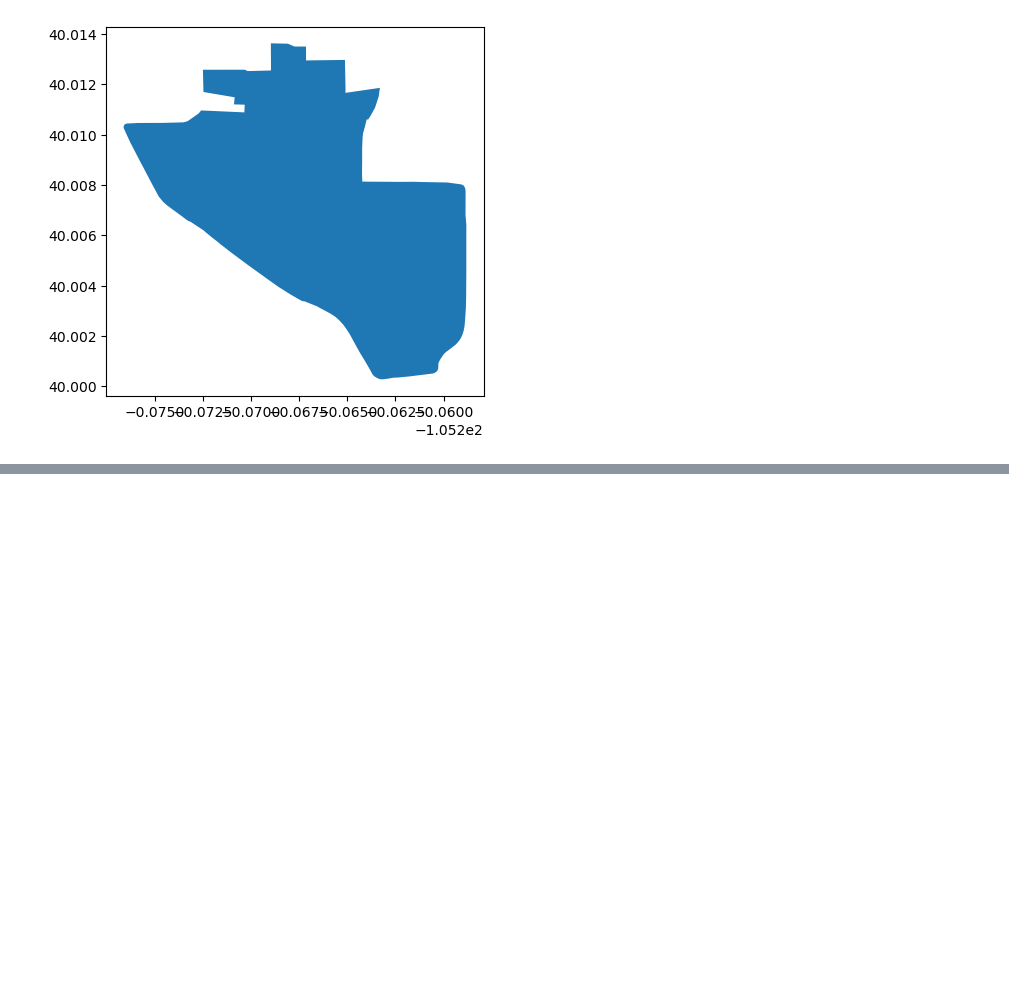
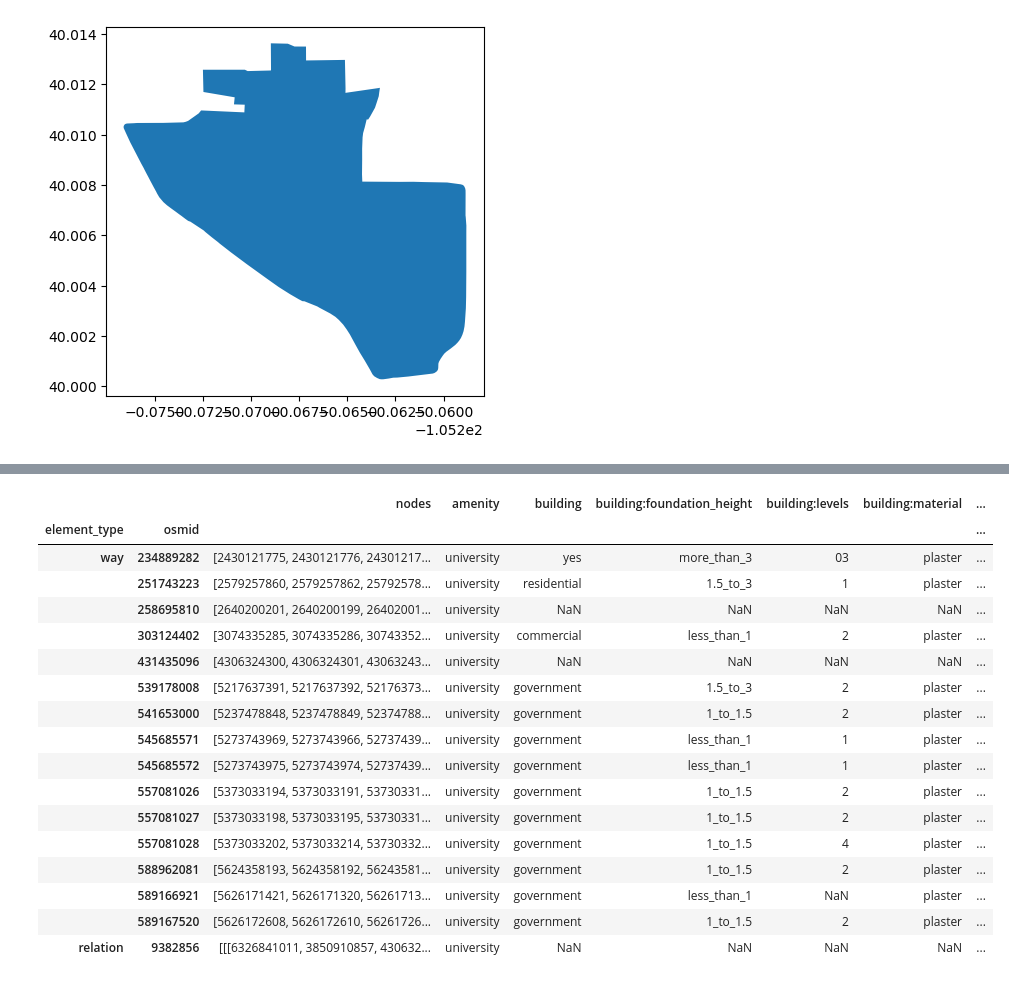
Before and after one commit to Chathu84/first-map-template, a Jupyter notebook: map-demonstration.ipynb, the cells around one changed output, grey strips where cells are left out. Cells and saved outputs as stored; diff of their text form; code cells hidden in the pictures; blank space fills up the shorter version.

```diff
--- a/map-demonstration.ipynb
+++ b/map-demonstration.ipynb
@@ -27,0 +42,25 @@ cu_boundary.plot()
+# %%
+uof_sl = osm.features_from_address(
+    'University of Peradeniya',
+    {'amenity':['university']})
+
+uof_sl
+# %% [output]
+|  |  | nodes | amenity | building | building:foundation_height | building:levels | building:material | ... |
+| element_type | osmid |  |  |  |  |  |  | ... |
+| way | 234889282 | [2430121775, 2430121776, 24301217... | university | yes | more_than_3 | 03 | plaster | ... |
+|  | 251743223 | [2579257860, 2579257862, 25792578... | university | residential | 1.5_to_3 | 1 | plaster | ... |
+|  | 258695810 | [2640200201, 2640200199, 26402001... | university | NaN | NaN | NaN | NaN | ... |
+|  | 303124402 | [3074335285, 3074335286, 30743352... | university | commercial | less_than_1 | 2 | plaster | ... |
+|  | 431435096 | [4306324300, 4306324301, 43063243... | university | NaN | NaN | NaN | NaN | ... |
+|  | 539178008 | [5217637391, 5217637392, 52176373... | university | government | 1.5_to_3 | 2 | plaster | ... |
+|  | 541653000 | [5237478848, 5237478849, 52374788... | university | government | 1_to_1.5 | 2 | plaster | ... |
+|  | 545685571 | [5273743969, 5273743966, 52737439... | university | government | less_than_1 | 1 | plaster | ... |
+|  | 545685572 | [5273743975, 5273743974, 52737439... | university | government | less_than_1 | 1 | plaster | ... |
+|  | 557081026 | [5373033194, 5373033191, 53730331... | university | government | 1_to_1.5 | 2 | plaster | ... |
+|  | 557081027 | [5373033198, 5373033195, 53730331... | university | government | 1_to_1.5 | 2 | plaster | ... |
+|  | 557081028 | [5373033202, 5373033214, 53730332... | university | government | 1_to_1.5 | 4 | plaster | ... |
+|  | 588962081 | [5624358193, 5624358192, 56243581... | university | government | 1_to_1.5 | 2 | plaster | ... |
+|  | 589166921 | [5626171421, 5626171320, 56261713... | university | government | less_than_1 | NaN | plaster | ... |
+|  | 589167520 | [5626172608, 5626172610, 56261726... | university | government | 1_to_1.5 | 2 | plaster | ... |
+| relation | 9382856 | [[[6326841011, 3850910857, 430632... | university | NaN | NaN | NaN | NaN | ... |
```
Also changed, not shown: parts of 2 cells of this notebook, 3 other files.
